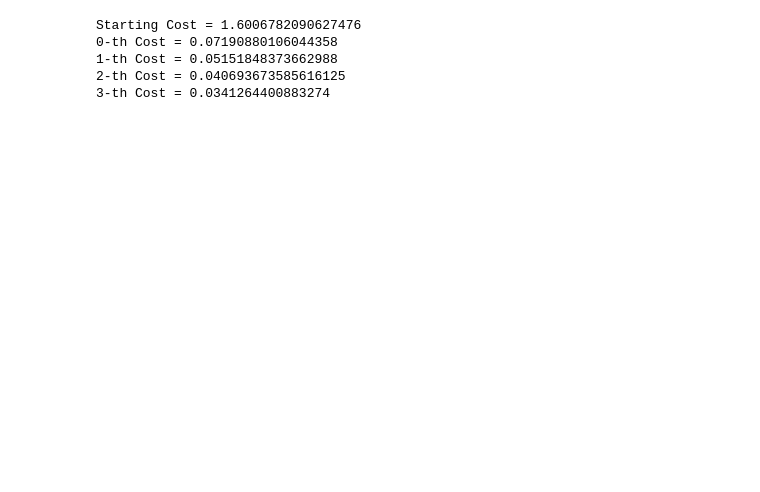
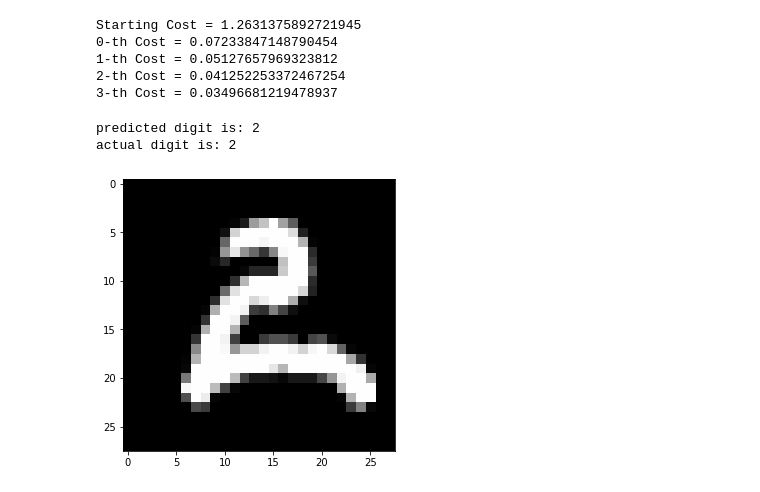
Before and after one commit to RandyRDavila/Data_Science_and_Machine_Learning_Spring_2022, a Jupyter notebook: Lecture_6/Lecture_6.ipynb, the cells around one changed output. Saved outputs shown, nothing was run; the diff lists cells and outputs as text; code cells hidden in the pictures; blank space fills up the shorter version.

```diff
--- a/Lecture_6/Lecture_6.ipynb
+++ b/Lecture_6/Lecture_6.ipynb
@@ -7,7 +89,7 @@ import matplotlib.pyplot as plt
 # %%
 # Scale the data for training.
-train_X = train_X/255
-test_X = test_X/255
+# train_X = train_X/255
+# test_X = test_X/255
 
 # Flatten the training images into coloumn vectors.
 X_train = []
@@ -116,38 +226,53 @@ actual digit is: 5
 # %%
 #W, B = initialize_weights(layers = [784, 60, 60, 10])
-alpha = 0.046
-epochs = 4
-L = 4
-print(f"Starting Cost = {MSE(W, B, X_train, y_train)}")
-sample_size = len(X_train)
-L = len(W)
-for k in range(epochs):
-    for xi, yi in zip(X_train, y_train):
+def train(W, B, X_train, y_train, alpha = 0.046, epochs = 4):
 
-        Z = [[0.0]]
-        A = [xi]
+    L = np.shape(W)[0]
+    print(f"Starting Cost = {MSE(W, B, X_train, y_train)}")
+    sample_size = len(X_train)
+    L = len(W)
+    for k in range(epochs):
+        for xi, yi in zip(X_train, y_train):
 
-        for i in range(1, L):
-            z = W[i]@A[i-1] + B[i]
-            a = sigmoid(z)
+            Z = [[0.0]]
+            A = [xi]
 
-            Z.append(z)
-            A.append(a)
+            for i in range(1, L):
+                z = W[i]@A[i-1] + B[i]
+                a = sigmoid(z)
 
-        deltas = dict()
-        delta_last = (A[L-1] - yi)*d_sigmoid(Z[L-1])
-        deltas[L-1] = delta_last
-        for i in range(L-2, 0, -1):
-            deltas[i] = (W[i+1].T @ deltas[i+1])*d_sigmoid(Z[i])
-        for i in range(1, L):
-            W[i] -= alpha*deltas[i] @ A[i-1].T
-            B[i] -= alpha*deltas[i]
+                Z.append(z)
+                A.append(a)
+
+            deltas = dict()
+            delta_last = (A[L-1] - yi)*d_sigmoid(Z[L-1])
+            deltas[L-1] = delta_last
+            for i in range(L-2, 0, -1):
+                deltas[i] = (W[i+1].T @ deltas[i+1])*d_sigmoid(Z[i])
+            for i in range(1, L):
+                W[i] -= alpha*deltas[i] @ A[i-1].T
+                B[i] -= alpha*deltas[i]
 
 
-    print(f"{k}-th Cost = {MSE(W, B, X_train, y_train)}")
+        print(f"{k}-th Cost = {MSE(W, B, X_train, y_train)}")
-# %% [output]
-Starting Cost = 1.6006782090627476
-0-th Cost = 0.07190880106044358
-1-th Cost = 0.05151848373662988
-2-th Cost = 0.040693673585616125
-3-th Cost = 0.0341264400883274
+# %%
+W, B = initialize_weights(layers = [784, 60, 60, 10])
+train(W, B, X_train, y_train)
+# %% [output]
+Starting Cost = 1.2631375892721945
+0-th Cost = 0.07233847148790454
+1-th Cost = 0.05127657969323812
+2-th Cost = 0.041252253372467254
+3-th Cost = 0.03496681219478937
+# %%
+i = np.random.randint(0, len(X_test))
+prediction = predict(W, B, X_test[i], len(B))
+print(f"predicted digit is: {prediction}")
+print(f"actual digit is: {np.argmax(y_test[i])}")
+plt.figure(figsize=(6, 5))
+plt.imshow(test_X[i], cmap="gray")
+plt.show()
+# %% [output]
+predicted digit is: 2
+actual digit is: 2
+[figure, added]
```
Also changed, not shown: parts of 15 cells of this notebook, 13 other files.
